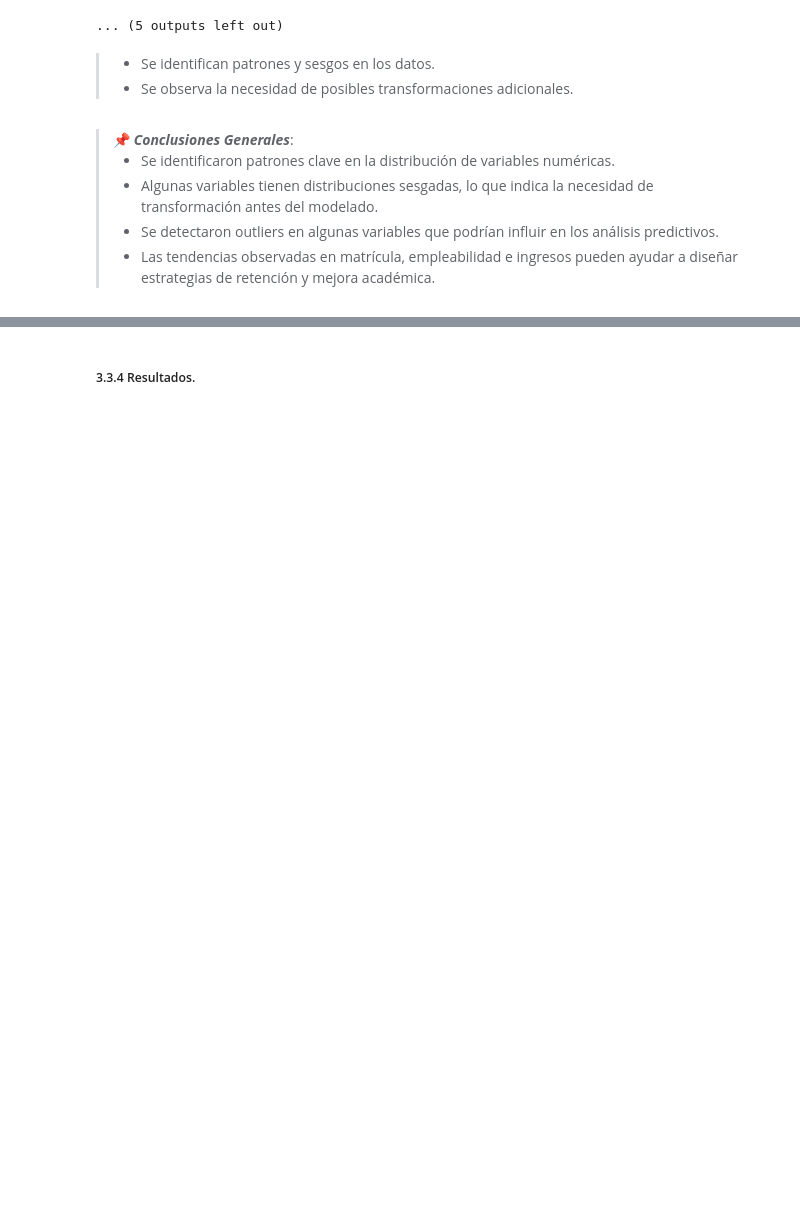
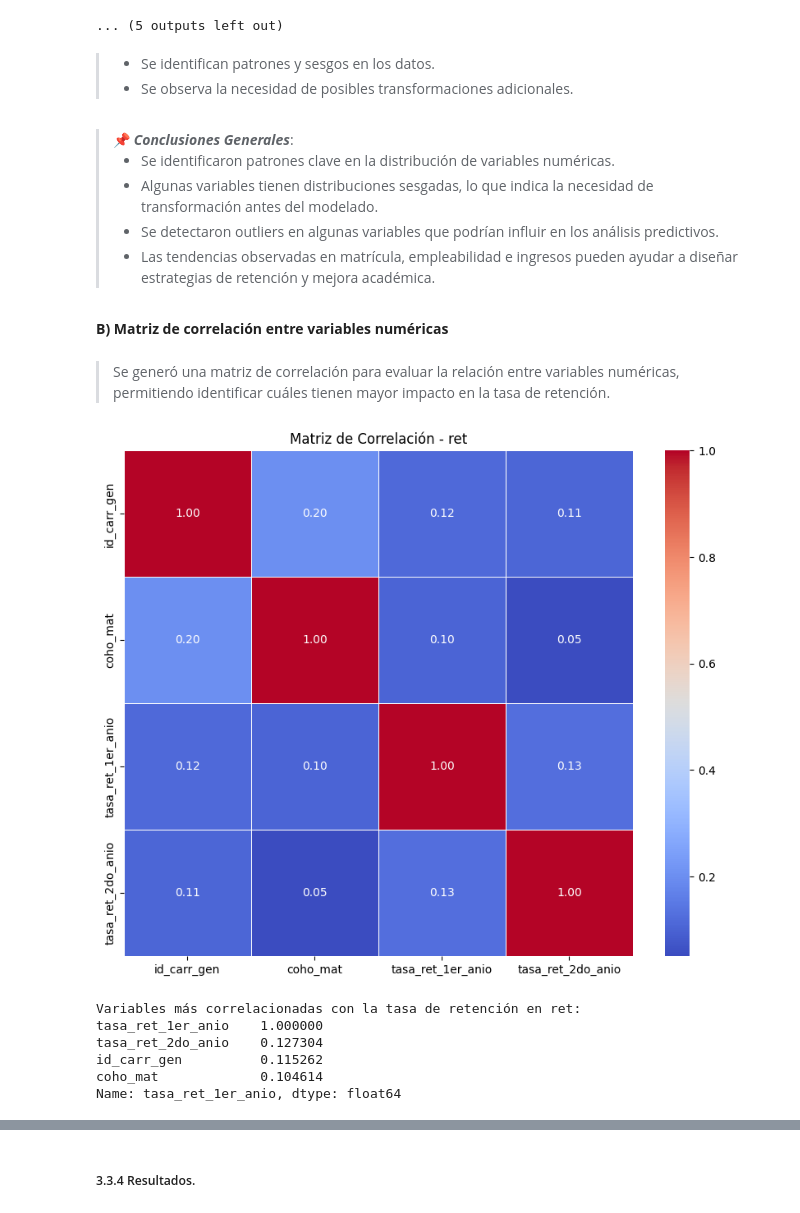
Before and after one commit to alexcatalancarrasco/tfm-mds-2024, a Jupyter notebook: TFM - MDS 2025 - Alex Catalán.ipynb, the cells around one changed output, grey strips where cells are left out. Saved outputs shown, nothing was run; the diff lists cells and outputs as text; code cells hidden in the pictures; blank space fills up the shorter version.

```diff
--- a/TFM - MDS 2025 - Alex Catalán.ipynb
+++ b/TFM - MDS 2025 - Alex Catalán.ipynb
@@ -2013,3 +2185,42 @@ for name, df in dataframes.items():
         <li>Las tendencias observadas en matrícula, empleabilidad e ingresos pueden ayudar a diseñar estrategias de retención y mejora académica.</li>
     </ul>
 </blockquote>
+# %% [markdown]
+<b>B) Matriz de correlación entre variables numéricas</b>
+# %% [markdown]
+<blockquote>
+    Se generó una matriz de correlación para evaluar la relación entre variables numéricas, permitiendo identificar cuáles tienen mayor impacto en la tasa de retención.
+</blockquote>
+# %%
+# Definir la variable objetivo
+target_variable = "tasa_ret_1er_anio"
+
+# Generar matriz de correlación para cada dataset que contenga la variable
+for name, df in dataframes.items():
+    if target_variable in df.columns:  # Solo procesar si la variable está en el dataset
+
+        # Convertir la variable objetivo a tipo numérico (forzar conversión)
+        df[target_variable] = pd.to_numeric(df[target_variable], errors="coerce")
+
+        # Seleccionar columnas numéricas
+        numeric_cols = df.select_dtypes(include=['float64', 'int64']).columns
+
+        if len(numeric_cols) > 1:  # Verificar que haya suficientes variables numéricas
+            plt.figure(figsize=(10, 8))
+            correlation_matrix = df[numeric_cols].corr()
+            sns.heatmap(correlation_matrix, annot=True, fmt=".2f", cmap="coolwarm", linewidths=0.5)
+            plt.title(f"Matriz de Correlación - {name}")
+            plt.show()
+
+            # Mostrar las variables más correlacionadas con la tasa de retención
+            correlated_features = correlation_matrix[target_variable].sort_values(ascending=False)
+            print(f"\nVariables más correlacionadas con la tasa de retención en {name}:")
+            print(correlated_features)
+# %% [output]
+[figure, added]
+Variables más correlacionadas con la tasa de retención en ret:
+tasa_ret_1er_anio    1.000000
+tasa_ret_2do_anio    0.127304
+id_carr_gen          0.115262
+coho_mat             0.104614
+Name: tasa_ret_1er_anio, dtype: float64
```
Also changed, not shown: parts of 60 cells of this notebook, 25 other files.
